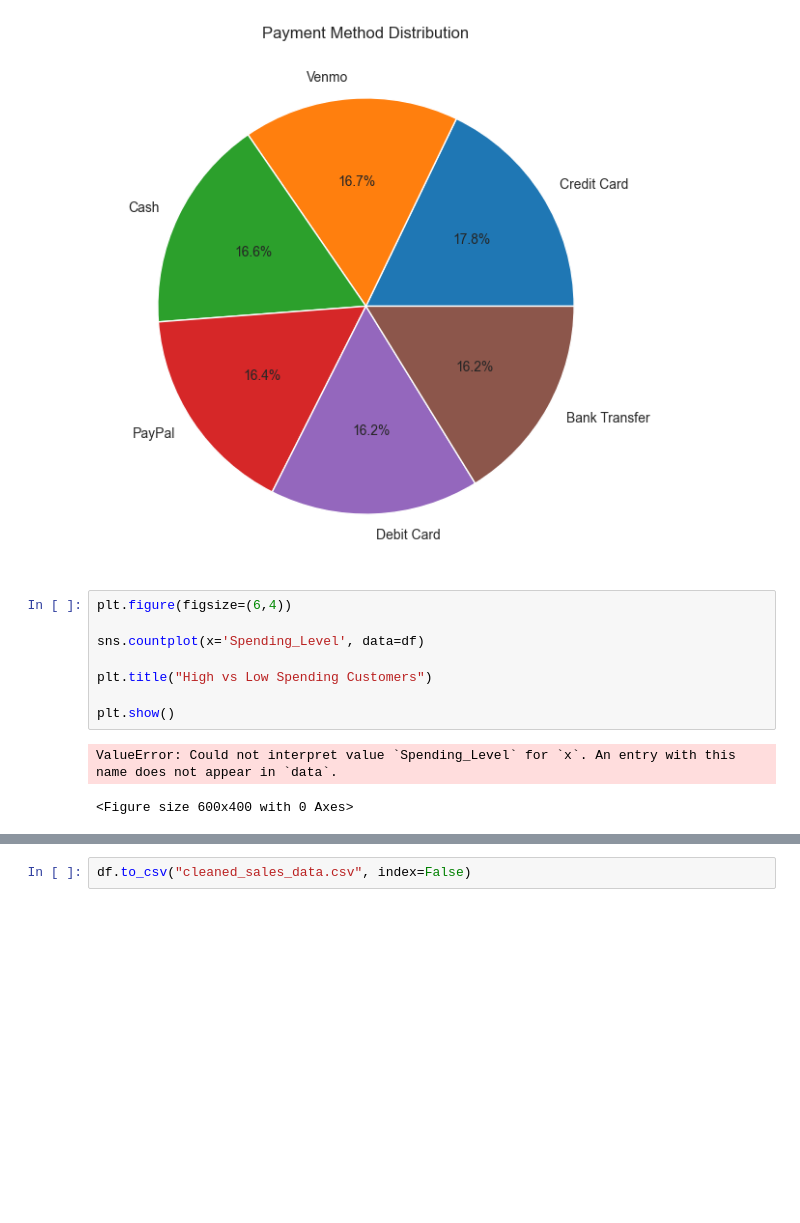
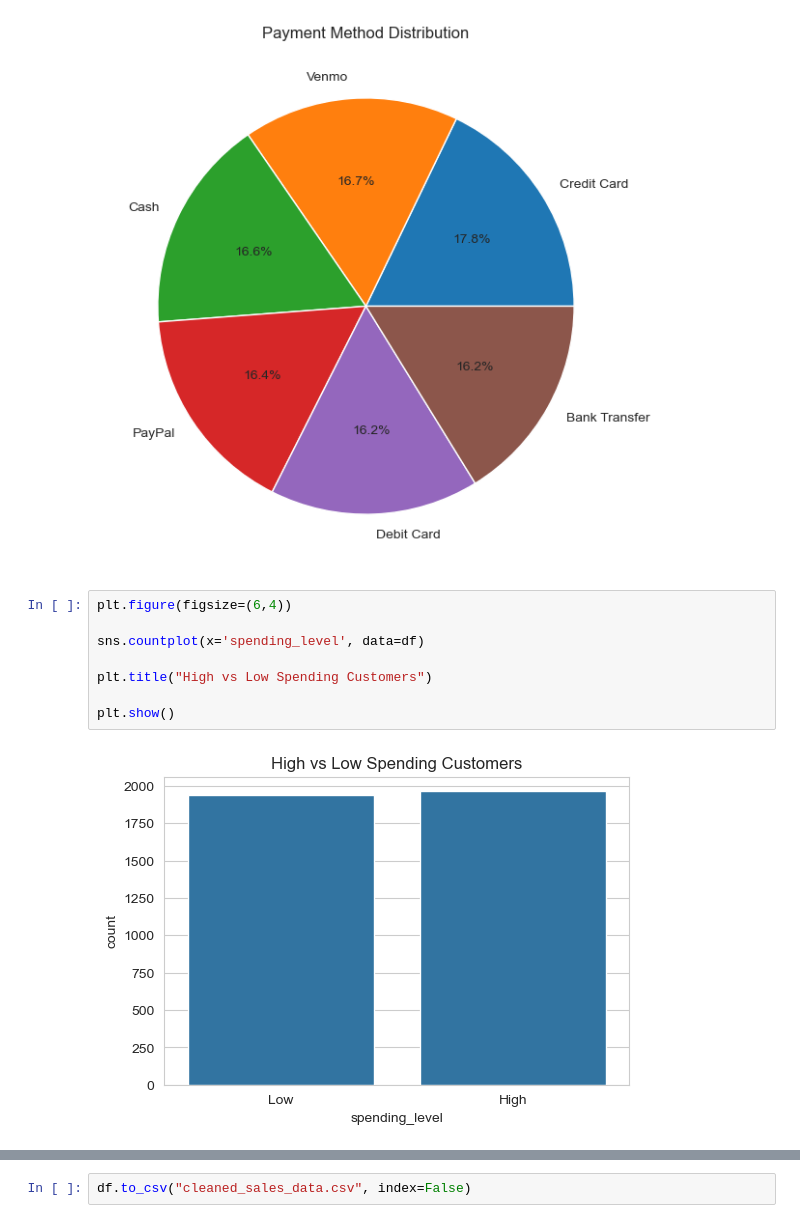
Before and after one commit to coolgirl2026-glitch/sales-analysis-dashboard, a Jupyter notebook: analysis_sales_data.ipynb, the cells around one changed output, grey strips where cells are left out. Cells and saved outputs as stored; diff of their text form; blank space fills up the shorter version.

```diff
--- a/analysis_sales_data.ipynb
+++ b/analysis_sales_data.ipynb
@@ -266,14 +266,13 @@ plt.show()
 # %%
 plt.figure(figsize=(6,4))
 
-sns.countplot(x='Spending_Level', data=df)
+sns.countplot(x='spending_level', data=df)
 
 plt.title("High vs Low Spending Customers")
 
 plt.show()
 # %% [output]
-ValueError: Could not interpret value `Spending_Level` for `x`. An entry with this name does not appear in `data`.
-<Figure size 600x400 with 0 Axes>
+[figure, added]
 # %%
 plt.figure(figsize=(8,5))
 
```
Also changed, not shown: parts of 1 cell of this notebook.
